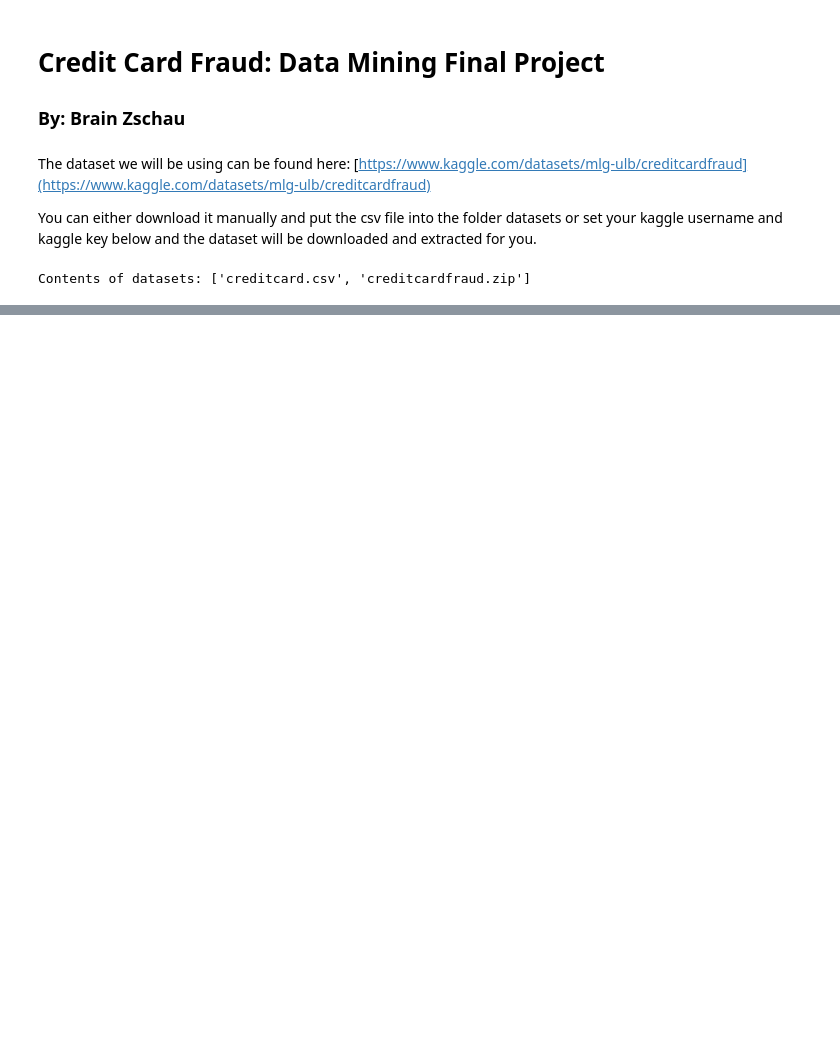
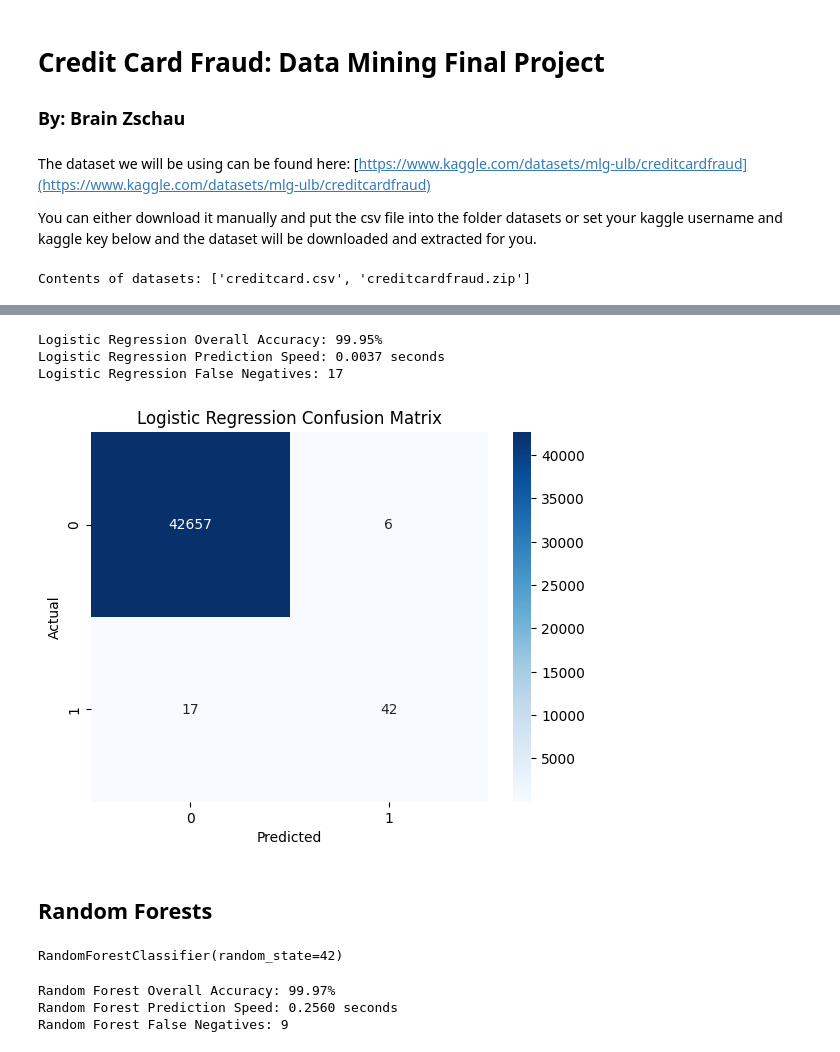
Before and after one commit to zschaub/Data-Mining-Credit-Fraud, a Jupyter notebook: main.ipynb, the cells around one changed output, grey strips where cells are left out. Drawn from its saved outputs; the diff is of its cells as text; code cells hidden in the pictures; blank space fills up the shorter version.

```diff
--- a/main.ipynb
+++ b/main.ipynb
@@ -39,0 +117,69 @@ Contents of datasets: ['creditcard.csv', 'creditcardfraud.zip']
+# %%
+# Evaluate the model on the test set
+y_pred_logistic = logistic_model.predict(X_test)
+
+# Calculate overall accuracy
+accuracy_lr = accuracy_score(y_test, y_pred_logistic)
+print(f'Logistic Regression Overall Accuracy: {accuracy_lr:.2%}')
+
+# Measure prediction speed
+start_time = time.time()
+y_pred_lr = logistic_model.predict(X_test)
+end_time = time.time()
+prediction_time_lr = end_time - start_time
+print(f'Logistic Regression Prediction Speed: {prediction_time_lr:.4f} seconds')
+
+# Calculate false negatives
+conf_matrix_lr = confusion_matrix(y_test, y_pred_lr)
+false_negatives_lr = conf_matrix_lr[1, 0]
+print(f'Logistic Regression False Negatives: {false_negatives_lr}')
+# %% [output]
+Logistic Regression Overall Accuracy: 99.95%
+Logistic Regression Prediction Speed: 0.0037 seconds
+Logistic Regression False Negatives: 17
+# %%
+# Confusion Matrix
+sns.heatmap(conf_matrix_lr, annot=True, fmt="d", cmap="Blues")
+plt.xlabel('Predicted')
+plt.ylabel('Actual')
+plt.title('Logistic Regression Confusion Matrix')
+plt.show()
+# %% [output]
+[figure, added]
+# %% [markdown]
+## Random Forests
+# %%
+from sklearn.ensemble import RandomForestClassifier
+from sklearn.metrics import accuracy_score, confusion_matrix
+import seaborn as sns
+import matplotlib.pyplot as plt
+import time
+
+# Train a Random Forest model
+random_forest_model = RandomForestClassifier(n_estimators=100, random_state=42)
+random_forest_model.fit(X_train, y_train)
+# %% [output]
+RandomForestClassifier(random_state=42)
+# %%
+# Evaluate the model on the test set
+y_pred_rf = random_forest_model.predict(X_test)
+
+# Calculate overall accuracy
+accuracy_rf = accuracy_score(y_test, y_pred_rf)
+print(f'Random Forest Overall Accuracy: {accuracy_rf:.2%}')
+
+# Measure prediction speed
+start_time = time.time()
+y_pred_rf = random_forest_model.predict(X_test)
+end_time = time.time()
+prediction_time_rf = end_time - start_time
+print(f'Random Forest Prediction Speed: {prediction_time_rf:.4f} seconds')
+
+# Calculate false negatives
+conf_matrix_rf = confusion_matrix(y_test, y_pred_rf)
+false_negatives_rf = conf_matrix_rf[1, 0]
+print(f'Random Forest False Negatives: {false_negatives_rf}')
+# %% [output]
+Random Forest Overall Accuracy: 99.97%
+Random Forest Prediction Speed: 0.2560 seconds
+Random Forest False Negatives: 9
```
Also changed, not shown: parts of 15 cells of this notebook, 1 other file.
